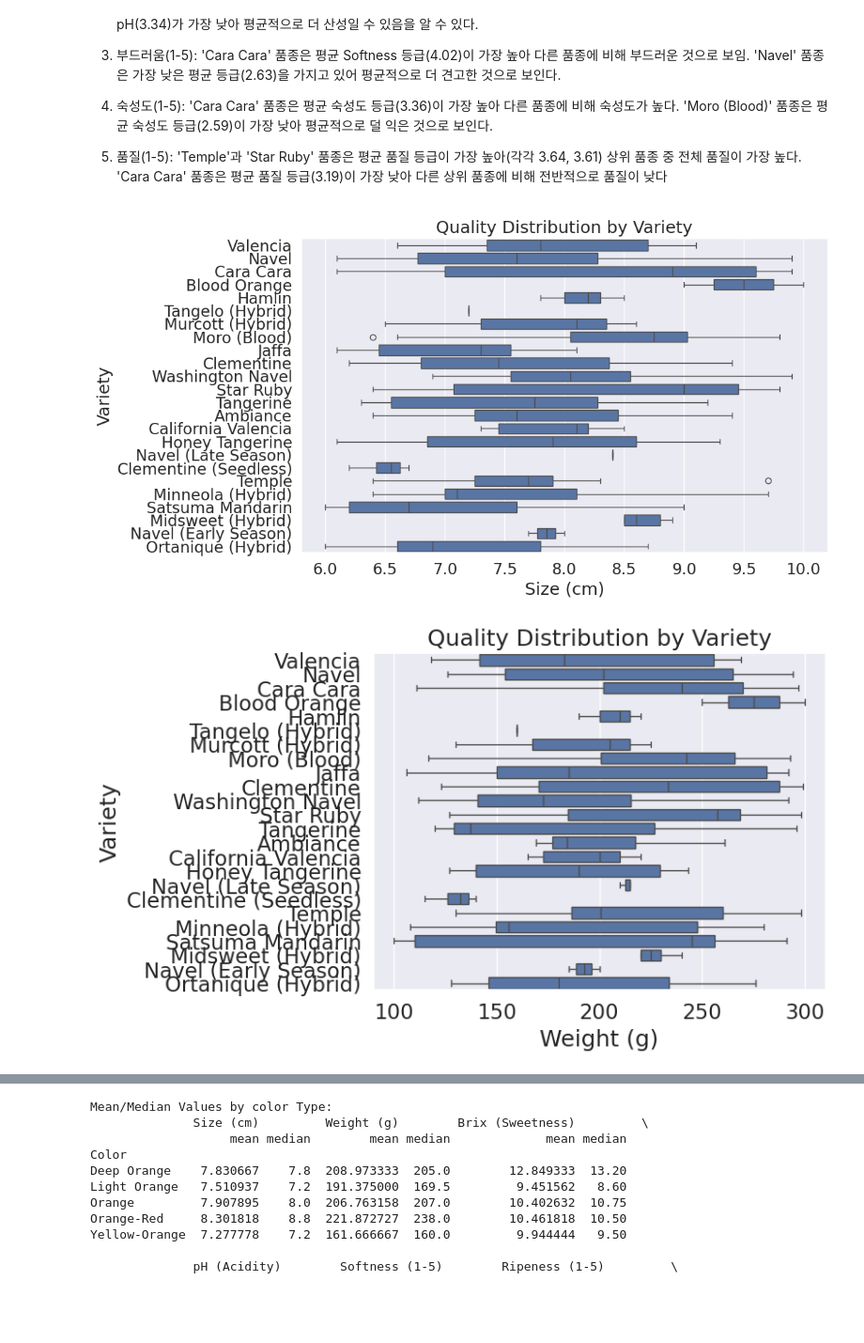
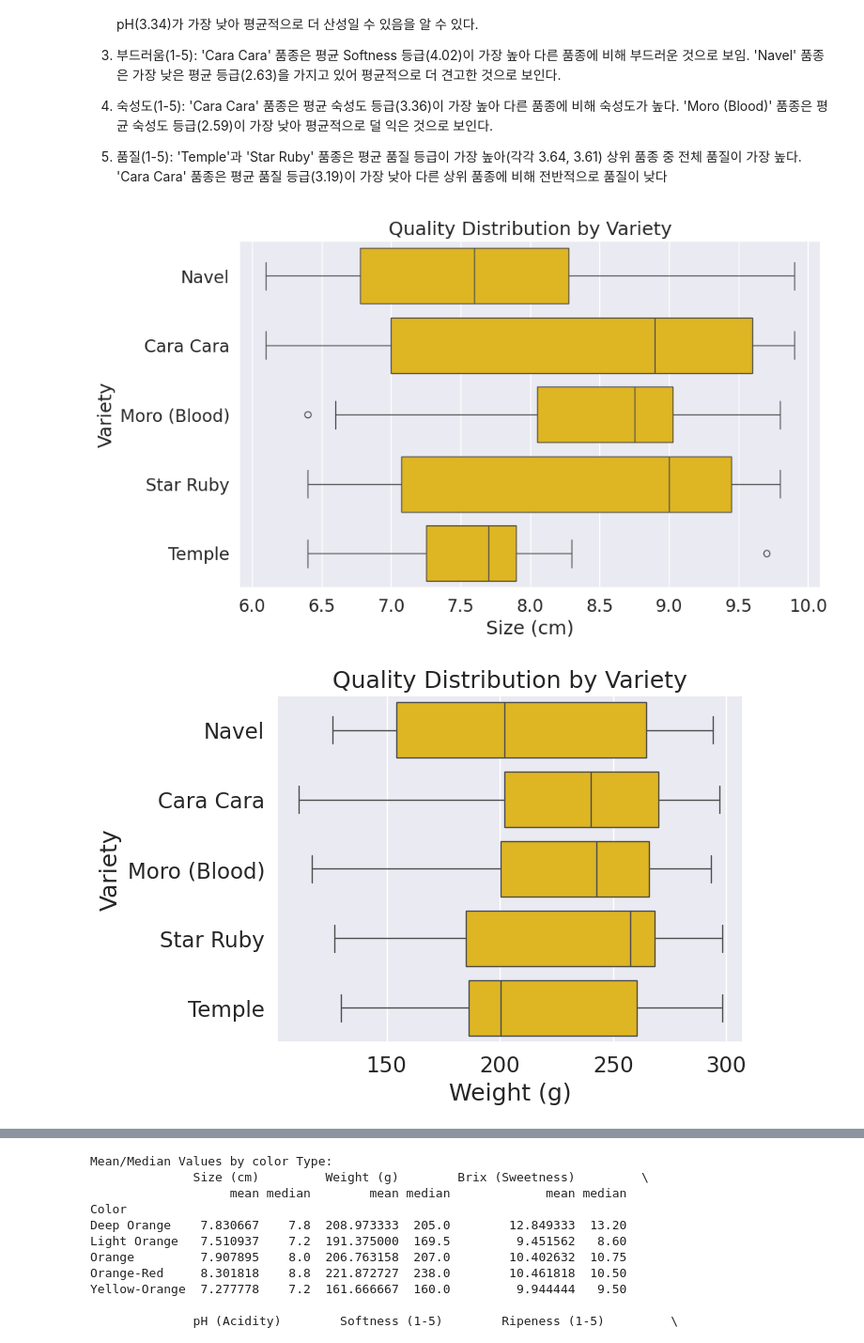
Before and after one commit to AM-SWU-2024/Annoying-Orange, a Jupyter notebook: 2024_01_소학회프로젝트_어노잉오렌지.ipynb, the cells around one changed output, grey strips where cells are left out. Shown at 94% size. Drawn from its saved outputs; the diff is of its cells as text; code cells hidden in the pictures; blank space fills up the shorter version.

```diff
--- a/2024_01_소학회프로젝트_어노잉오렌지.ipynb
+++ b/2024_01_소학회프로젝트_어노잉오렌지.ipynb
@@ -362,15 +362,15 @@ Temple            3.638889    4.0
 'Temple'과 'Star Ruby' 품종은 평균 품질 등급이 가장 높아(각각 3.64, 3.61) 상위 품종 중 전체 품질이 가장 높다.
 'Cara Cara' 품종은 평균 품질 등급(3.19)이 가장 낮아 다른 상위 품종에 비해 전반적으로 품질이 낮다
 # %%
-# 품종별 오렌지 특성 차이 시각화
+# 품종별 오렌지 특성 차이 시각화 (상위 5개)
 value = ['Size (cm)',	'Weight (g)',	'Brix (Sweetness)',	'pH (Acidity)',	'Softness (1-5)',	'HarvestTime (days)',	'Ripeness (1-5)']
 plt.figure(figsize=(10, 6))
 for i in value:
-  sns.boxplot(x= i, y='Variety', data=df)
+  sns.boxplot(x= i, y='Variety', data=top_data, color='#FDC704')
   plt.title('Quality Distribution by Variety')
   plt.xlabel(i)
   plt.ylabel('Variety')
   plt.show()
 # %% [output]
-[figure, old version]
+[figure, new version]
-[figure, old version]
+[figure, new version]
```
Also changed, not shown: parts of 48 cells of this notebook.
